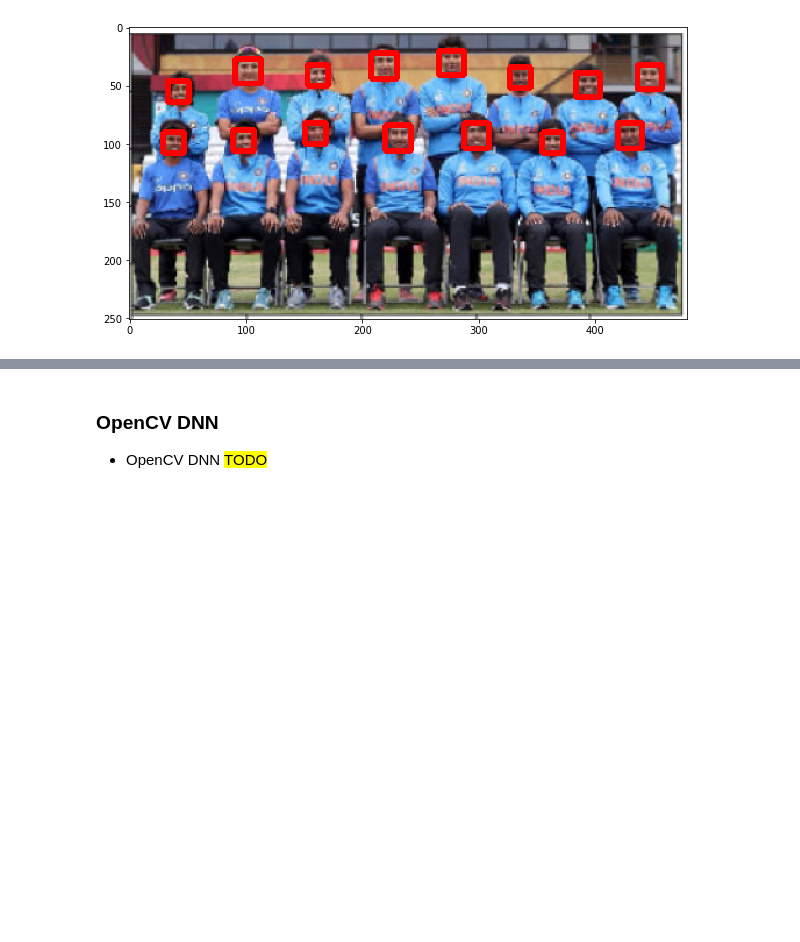
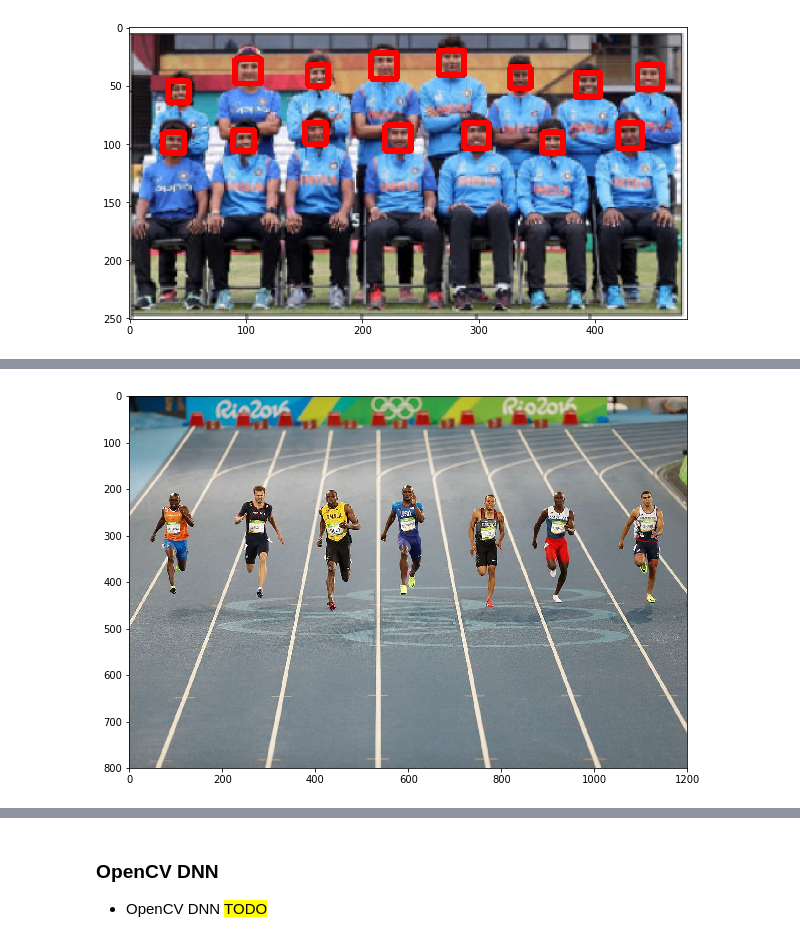
Before and after one commit to yossi-cohen/face-recognition, a Jupyter notebook: face-recognition.ipynb, the cells around one changed output, grey strips where cells are left out. Cells and saved outputs as stored; diff of their text form; code cells hidden in the pictures; blank space fills up the shorter version.

```diff
--- a/face-recognition.ipynb
+++ b/face-recognition.ipynb
@@ -544,15 +545,0 @@ lbp_detection_image()
-# %%
-from skimage import data, color, feature
-import skimage.data
-
-image = color.rgb2gray(data.chelsea())
-
-hog_vec, hog_vis = feature.hog(image, visualise=True)
-
-fig, ax = plt.subplots(1, 2, figsize=(12, 6),
-                       subplot_kw=dict(xticks=[], yticks=[]))
-ax[0].imshow(image, cmap='gray')
-ax[0].set_title('input image')
-
-ax[1].imshow(hog_vis)
-ax[1].set_title('visualization of HOG features');
@@ -603,0 +623,17 @@ dlib_hog_detection_image()
+# %%
+import cv2
+import numpy as np
+import matplotlib.pyplot as plt
+
+def imread(image_path):
+    # read the image
+    image = cv2.imread(image_path)
+    # convert image from BGR to RGB
+    image = cv2.cvtColor(image, cv2.COLOR_BGR2RGB)
+    return image
+
+image = imread('images/HOG/bolt.jpg')
+plt.figure(figsize=(10, 10))
+_ = plt.imshow(image)
+# %% [output]
+[figure, added]
```
Also changed, not shown: parts of 19 cells of this notebook, 7 other files.
